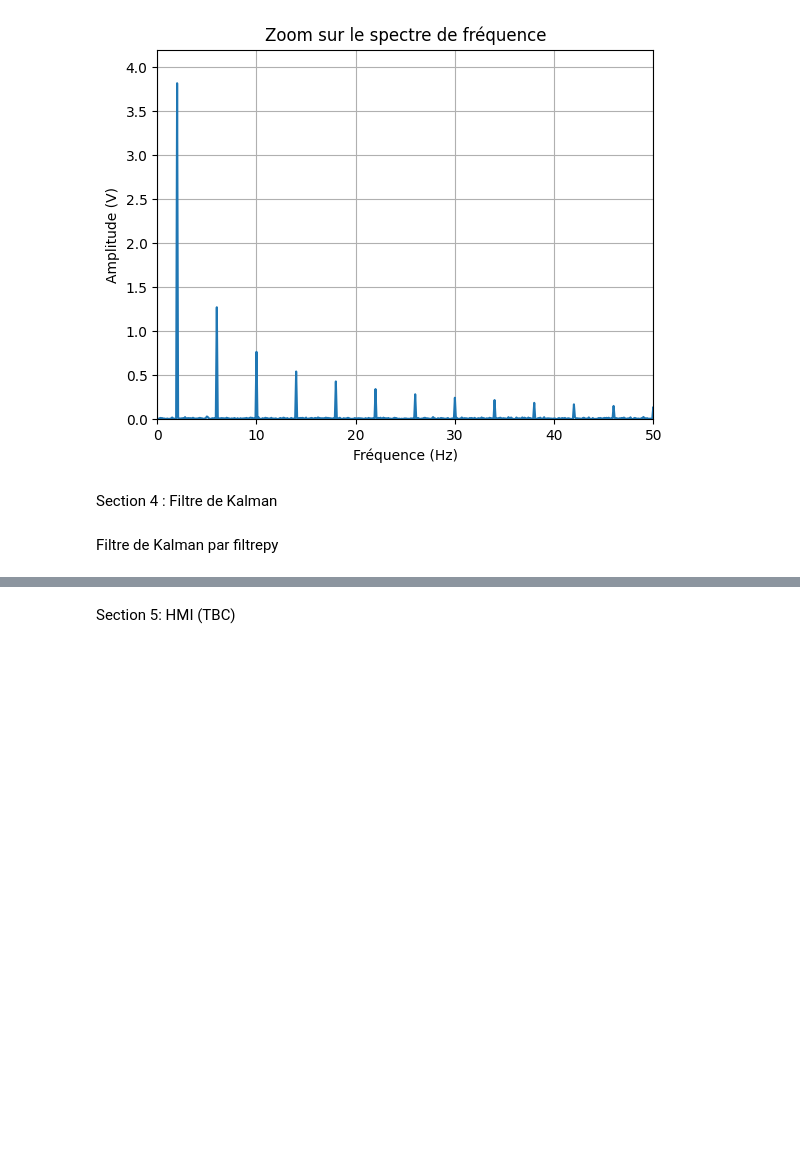
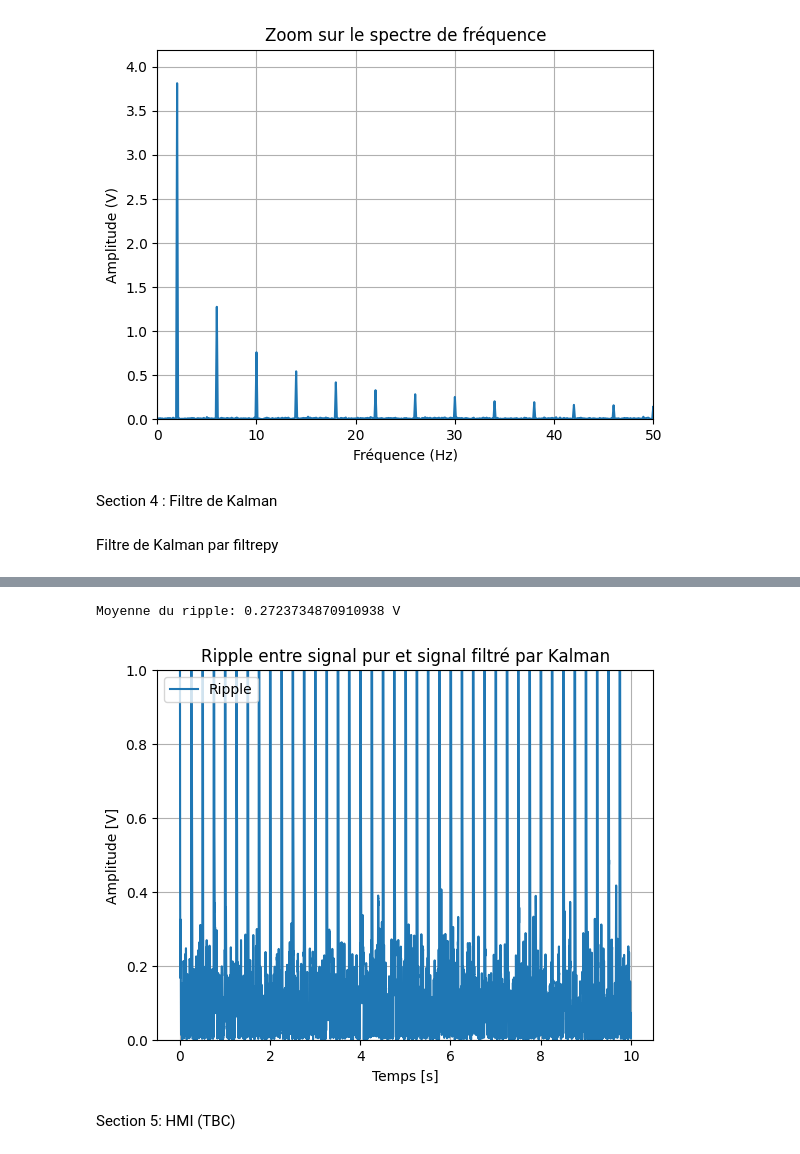
Before and after one commit to Trenzalore91/EI---KF, a Jupyter notebook: Untitled-1.ipynb, the cells around one changed output, grey strips where cells are left out. Cells and saved outputs as stored; diff of their text form; code cells hidden in the pictures; blank space fills up the shorter version.

Commit message:
add ripple

```diff
--- a/Untitled-1.ipynb
+++ b/Untitled-1.ipynb
@@ -410,3 +408,17 @@ plt.show()
+# %%
+ripple = np.abs(Signal_Entree - filtered)
+print("Moyenne du ripple:", np.mean(ripple), "V")
+plt.plot(Absicisse_Graph, ripple, label='Ripple')
+plt.title('Ripple entre signal pur et signal filtré par Kalman')
+plt.xlabel('Temps [s]')
+plt.ylabel('Amplitude [V]')
+plt.grid(True)
+plt.ylim(0,1)
+plt.legend()
+plt.show()
+# %% [output]
+Moyenne du ripple: 0.2723734870910938 V
+[figure, added]
 # %% [markdown]
 Section 5: HMI (TBC)
 # %%
```
Also changed, not shown: parts of 6 cells of this notebook.
